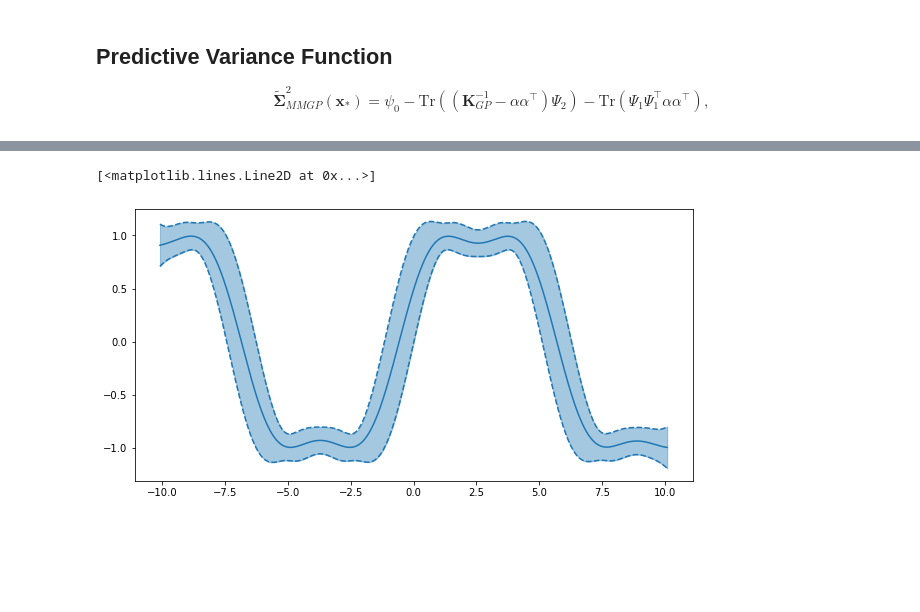
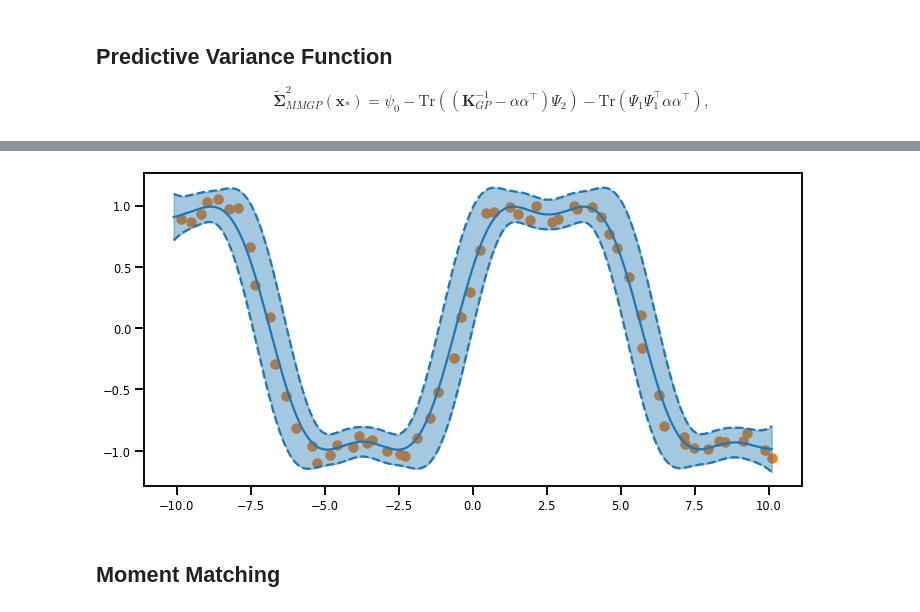
Before and after one commit to IPL-UV/jaxkern, a Jupyter notebook: notebooks/uncategorized/gps/egp_moment_matching.ipynb, the cells around one changed output, grey strips where cells are left out. Cells and saved outputs as stored; diff of their text form; code cells hidden in the pictures; blank space fills up the shorter version.

```diff
--- a/notebooks/uncategorized/gps/egp_moment_matching.ipynb
+++ b/notebooks/uncategorized/gps/egp_moment_matching.ipynb
@@ -69,4 +95,4 @@ lik = Gaussian()
 posterior = prior * lik
 
 # initialize training dataset
-training_ds = Dataset(X=X, y=y)
+training_ds = Dataset(X=X, y=y_noise)
@@ -73,7 +207,7 @@ training_ds = Dataset(X=X, y=y)
 # %%
-# initialize parameters
-params = initialise(posterior)
+# # initialize parameters
+# params = initialise(posterior)
 
-params = {"obs_noise": 0.003321, "lengthscale": 1.849, "variance": 0.9014}
+# params = {"obs_noise": 0.00285, "lengthscale": 1.735, "variance": 0.6563}
 # %% [markdown]
 ## Predictions
@@ -103,10 +364,10 @@ from jaxkern.gp.uncertain.mcmc import MCMomentTransform
 from jaxkern.gp.uncertain.unscented import UnscentedTransform, SphericalRadialTransform
 from jaxkern.gp.uncertain.quadrature import GaussHermite
 
-# mm_transform = MCMomentTransform(n_features=1, n_samples=1_000, seed=123)
+mm_transform = MCMomentTransform(n_features=1, n_samples=1_000, seed=123)
 # mm_transform = UnscentedTransform(n_features=1, alpha=1.0, beta=2.0, kappa=None)
 # mm_transform = GaussHermite(n_features=1, degree=20)
-mm_transform = SphericalRadialTransform(n_features=1)
+# mm_transform = SphericalRadialTransform(n_features=1)
 # %% [markdown]
 ## Mean Expectations
 # %%
@@ -244 +534,7 @@ def moment_matching_variance(
+# %%
+mm_mean_f = moment_matching_mean(posterior, params, training_ds, mm_transform)
+mm_var_f = moment_matching_variance(posterior, params, training_ds, mm_transform)
+
+mm_mean_f = jax.jit(jax.vmap(mm_mean_f, in_axes=(0, None)))
+mm_var_f = jax.jit(jax.vmap(mm_var_f, in_axes=(0, None)))
 # %%
@@ -251,16 +550,20 @@ y_mm_std = 1.96 * jnp.sqrt(y_mm_var).squeeze()
 # %%
 fig, ax = plt.subplots(figsize=(10, 5))
 
+ax.scatter(X_noise.squeeze(), y_noise.squeeze(), marker="o", color="tab:orange")
 ax.plot(Xtest, y_mm_mu.squeeze() - y_mm_std.squeeze(), linestyle="--", color="tab:blue")
 ax.fill_between(
     Xtest.ravel(),
     y_mm_mu.ravel() - y_mm_std,
     y_mm_mu.ravel() + y_mm_std,
     alpha=0.4,
     color="tab:blue",
 )
 ax.plot(Xtest, y_mm_mu.squeeze())
 ax.plot(Xtest, y_mm_mu.squeeze() + y_mm_std.squeeze(), linestyle="--", color="tab:blue")
+plt.tight_layout()
+plt.show()
 # %% [output]
-[<matplotlib.lines.Line2D at 0x...>]
-[figure, old version]
+[figure, new version]
+# %% [markdown]
+## Moment Matching
```
Also changed, not shown: parts of 41 cells of this notebook, 8 other files.
